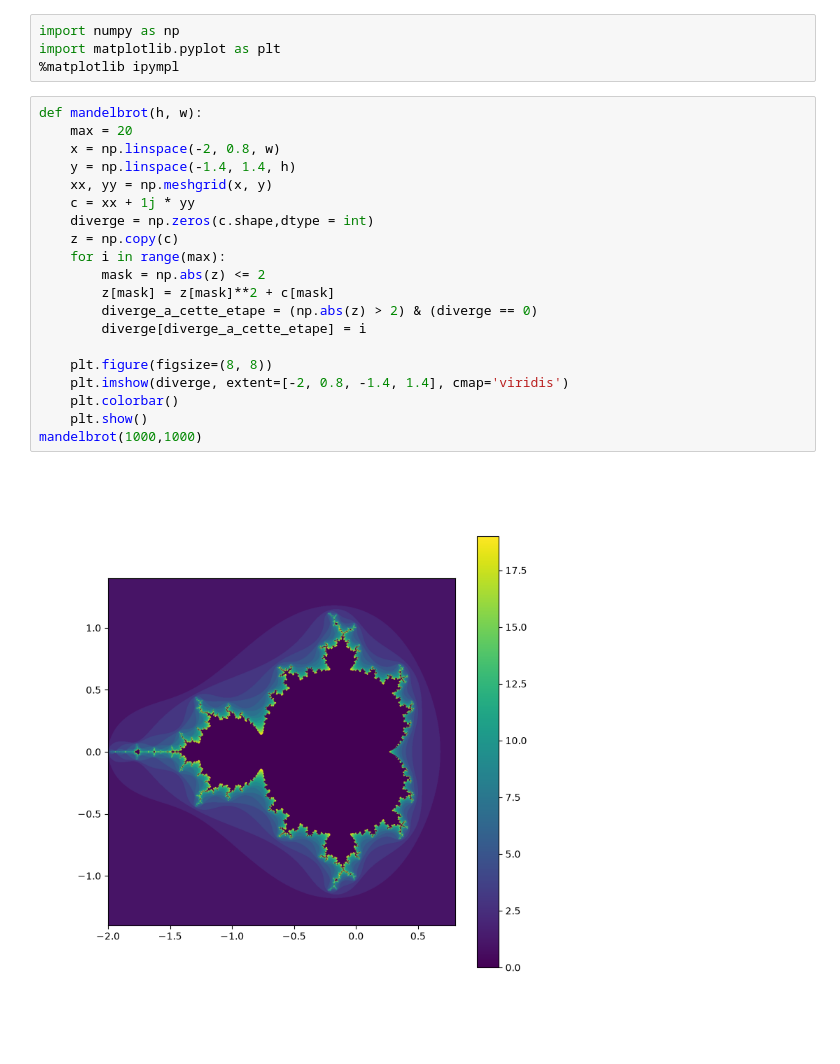
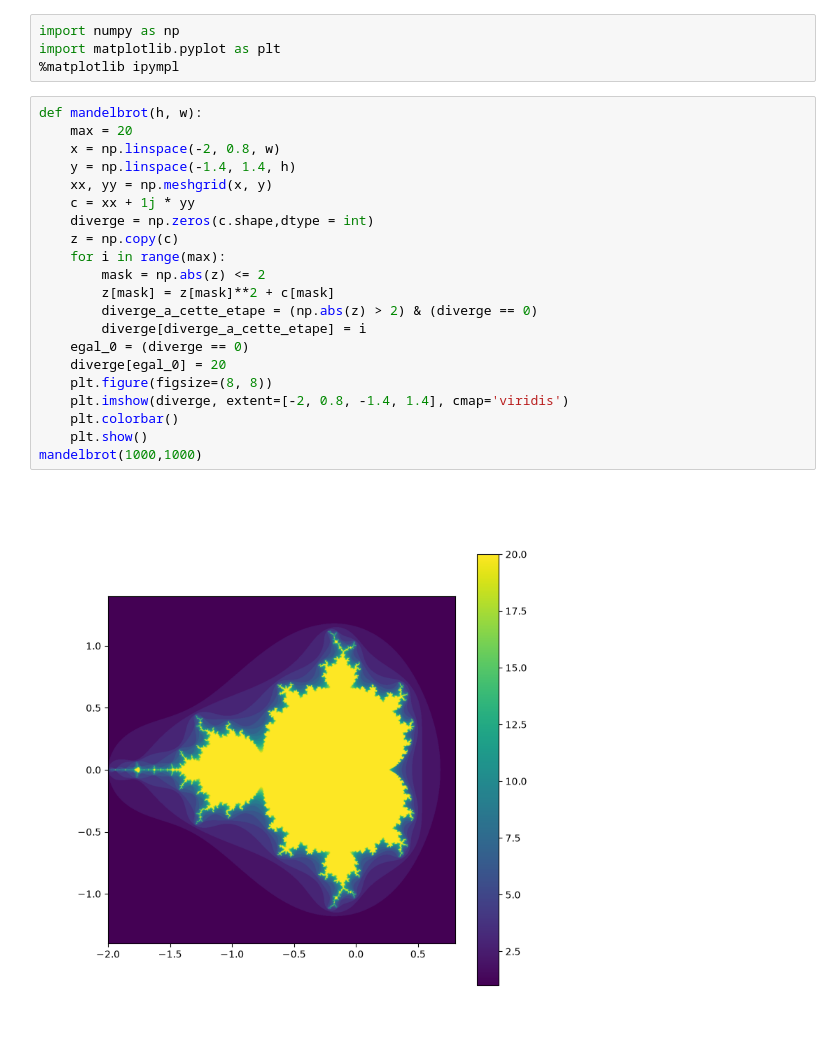
Before and after one commit to thomasbonomines/pe-homework, a Jupyter notebook: w6/Mandelbrot.ipynb, the cells around one changed output. Cells and saved outputs as stored; diff of their text form.

```diff
--- a/w6/Mandelbrot.ipynb
+++ b/w6/Mandelbrot.ipynb
@@ -9,25 +9,26 @@ import matplotlib.pyplot as plt
 # %%
 def mandelbrot(h, w):
     max = 20
     x = np.linspace(-2, 0.8, w)
     y = np.linspace(-1.4, 1.4, h)
     xx, yy = np.meshgrid(x, y)
     c = xx + 1j * yy
     diverge = np.zeros(c.shape,dtype = int)
     z = np.copy(c)
     for i in range(max):
         mask = np.abs(z) <= 2
         z[mask] = z[mask]**2 + c[mask]
         diverge_a_cette_etape = (np.abs(z) > 2) & (diverge == 0)
         diverge[diverge_a_cette_etape] = i
-
+    egal_0 = (diverge == 0)
+    diverge[egal_0] = 20
     plt.figure(figsize=(8, 8))
     plt.imshow(diverge, extent=[-2, 0.8, -1.4, 1.4], cmap='viridis')
     plt.colorbar()
     plt.show()
 mandelbrot(1000,1000)
 # %% [output]
-[figure, old version]
+[figure, new version]
 # %%
 def mandelbrot2(xmin, xmax, ymin, ymax, larg, haut, max):
     x = np.linspace(xmin, xmax, larg)
```
Also changed, not shown: parts of 4 cells of this notebook.
